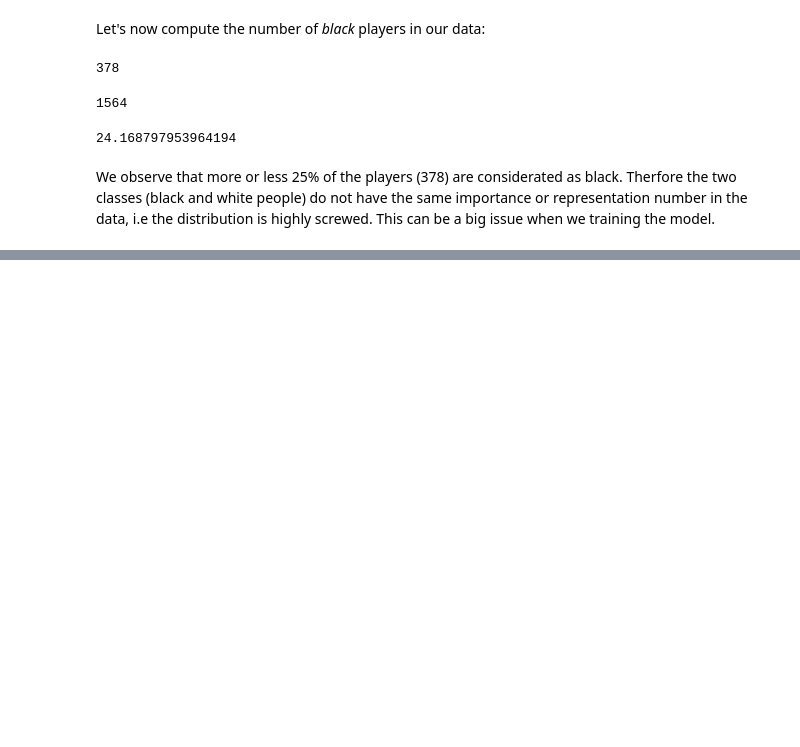
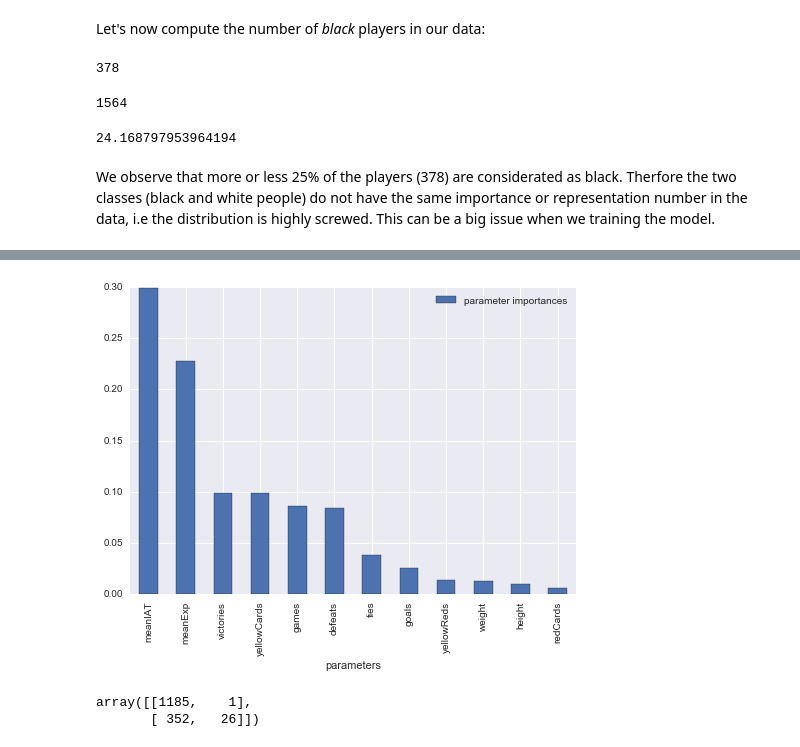
Before and after one commit to Rivollet/ADAHomework, a Jupyter notebook: 04 - Applied ML/HW4 - Applied Machine Learning.ipynb, the cells around one changed output, grey strips where cells are left out. Cells and saved outputs as stored; diff of their text form; code cells hidden in the pictures; blank space fills up the shorter version.

```diff
--- a/04 - Applied ML/HW4 - Applied Machine Learning.ipynb
+++ b/04 - Applied ML/HW4 - Applied Machine Learning.ipynb
@@ -306,0 +415,10 @@ df_players.shape[0]
+# %%
+df_parameters_importances = df_parameters_importances.sort_values("parameter importances", ascending=False)
+df_parameters_importances.plot(kind="bar");
+# %% [output]
+[figure, added]
+# %%
+metrics.confusion_matrix(y, y_pred)
+# %% [output]
+array([[1185,    1],
+       [ 352,   26]])
```
Also changed, not shown: parts of 23 cells of this notebook, 1 other file.
